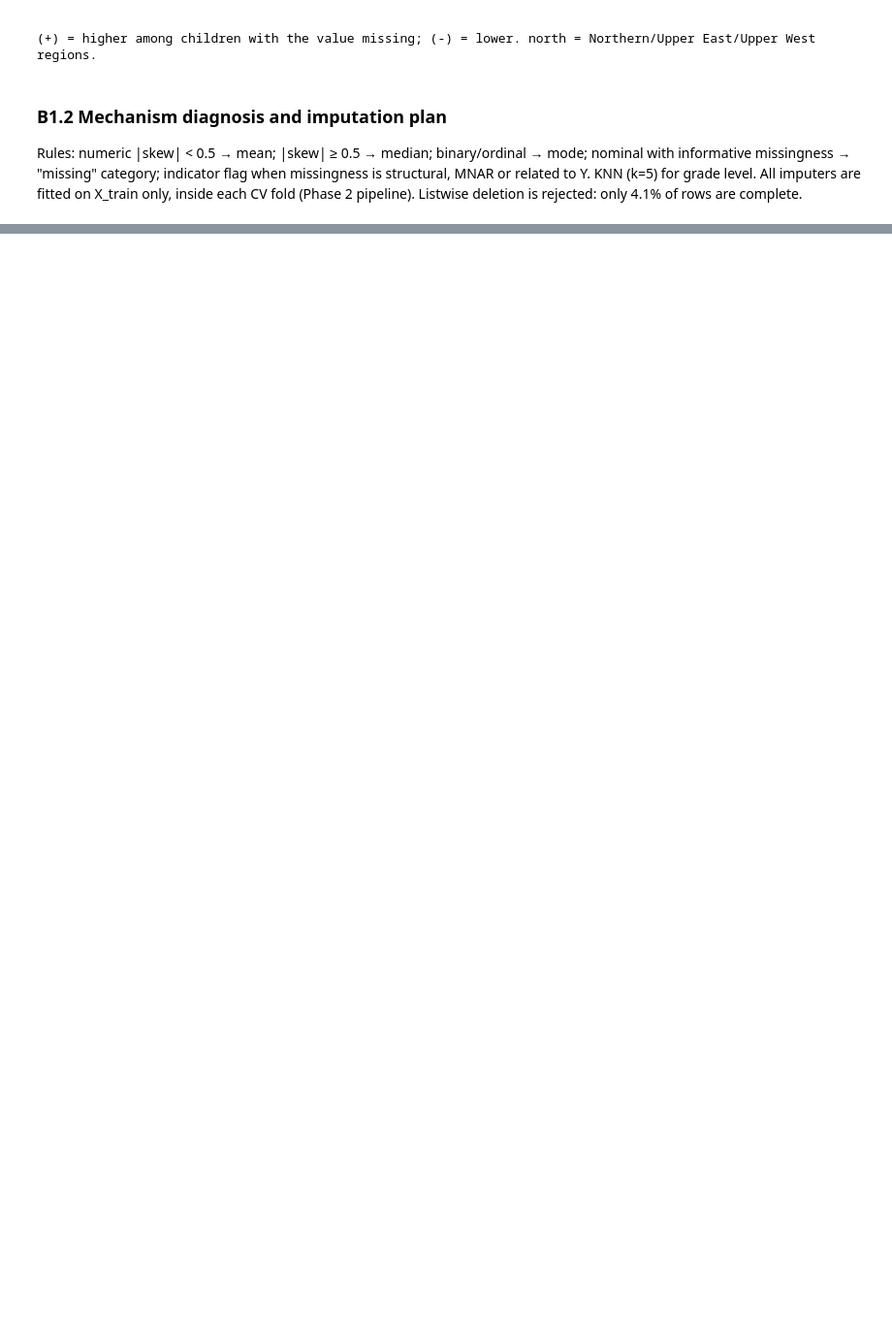
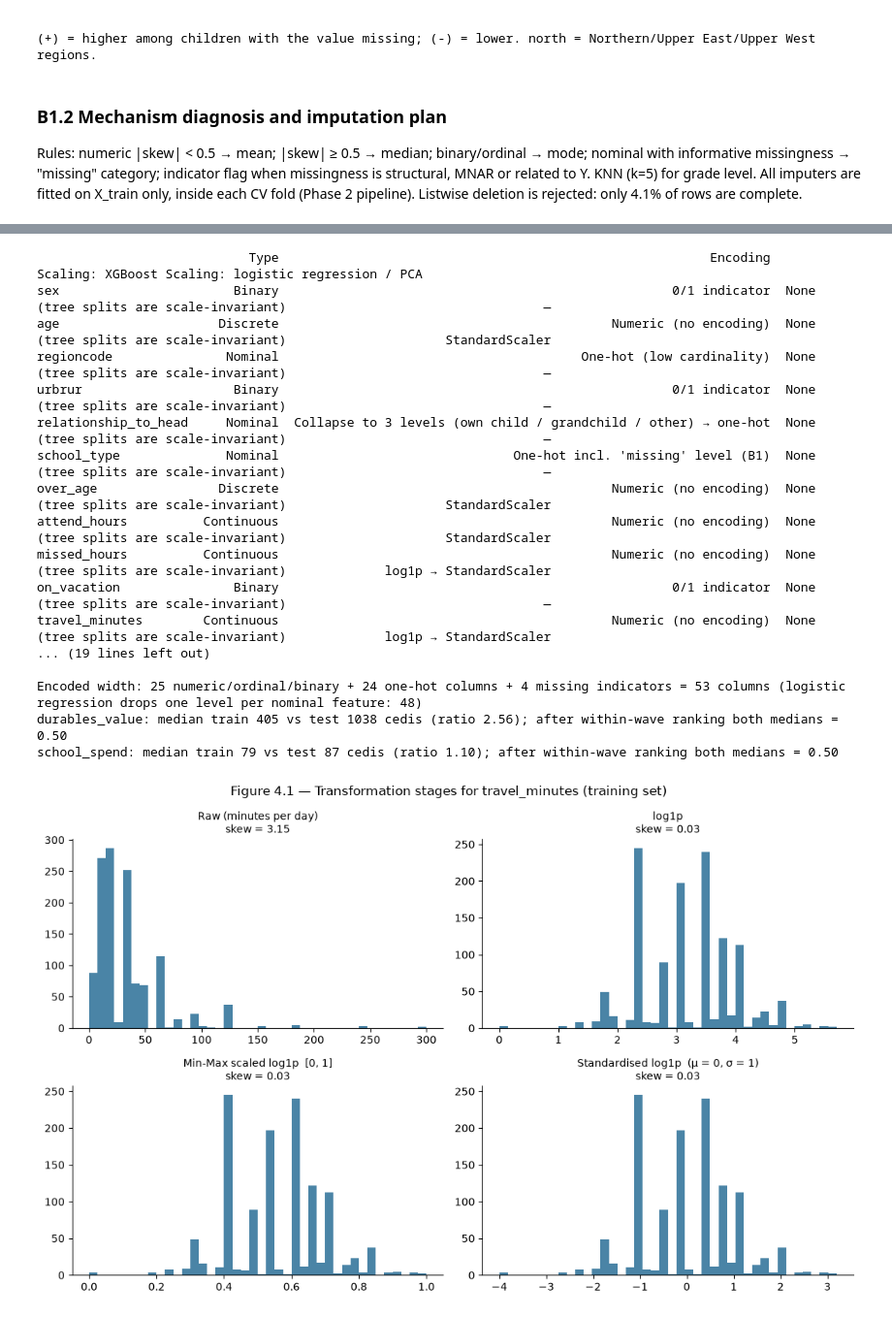
Before and after one commit to Emile-Lucky-Muhigira/AISD_Project, a Jupyter notebook: notebooks/02_phase1_audit.ipynb, the cells around one changed output, grey strips where cells are left out. Shown at 97% size. Drawn from its saved outputs; the diff is of its cells as text; code cells hidden in the pictures; blank space fills up the shorter version.

```diff
--- a/notebooks/02_phase1_audit.ipynb
+++ b/notebooks/02_phase1_audit.ipynb
@@ -361,0 +671,74 @@ relationship_to_head        0.0                             Invalid code set to
+# %%
+FINAL_FEATURES = [c for c in FEATURES if c not in DROP]          # 30 features after B4b
+C1_PLAN = {}
+for c in FINAL_FEATURES:
+    t = VAR_TYPES[c][0]
+    if t == "Nominal":
+        enc = "One-hot (low cardinality)"
+    elif t == "Binary":
+        enc = "0/1 indicator"
+    elif t == "Ordinal":
+        enc = "Ordinal integers (0 = lowest)"
+    else:
+        enc = "Numeric (no encoding)"
+    log = c in ["travel_minutes", "school_spend", "durables_value", "rooms", "hh_size", "missed_hours"]
+    scale_lr = "—" if t in ("Nominal", "Binary") else ("log1p → StandardScaler" if log else "StandardScaler")
+    C1_PLAN[c] = (t, enc, "None (tree splits are scale-invariant)", scale_lr)
+C1_PLAN["relationship_to_head"] = ("Nominal", "Collapse to 3 levels (own child / grandchild / other) → one-hot", *C1_PLAN["relationship_to_head"][2:])
+C1_PLAN["has_textbooks"] = ("Ordinal", "Re-map so higher = more books: none 0, some 1, all 2", *C1_PLAN["has_textbooks"][2:])
+C1_PLAN["school_type"] = ("Nominal", "One-hot incl. 'missing' level (B1)", *C1_PLAN["school_type"][2:])
+C1_PLAN["durables_value"] = ("Continuous", "Within-wave percentile rank (removes 2009→2013 inflation)", "None", "StandardScaler")
+C1_PLAN["school_spend"] = ("Continuous", "Within-wave percentile rank (removes inflation)", "None", "StandardScaler")
+
+c1 = pd.DataFrame.from_dict(C1_PLAN, orient="index", columns=["Type", "Encoding", "Scaling: XGBoost", "Scaling: logistic regression / PCA"])
+print(c1.to_string())
+c1.to_csv(ROOT / "phase1_strategy" / "C1_encoding_scaling_plan.csv")
+
+# Width of the model matrix after encoding (+ 4 missing indicators from B1)
+nominal_levels = {"regioncode": train["regioncode"].nunique(), "school_type": 5, "relationship_to_head": 3,
+                  "math_status": 3, "english_status": 3}
+n_other = len([c for c in FINAL_FEATURES if c not in nominal_levels])
+print(f"\nEncoded width: {n_other} numeric/ordinal/binary + {sum(nominal_levels.values())} one-hot columns "
+      f"+ 4 missing indicators = {n_other + sum(nominal_levels.values()) + 4} columns "
+      f"(logistic regression drops one level per nominal feature: {n_other + sum(nominal_levels.values()) - len(nominal_levels) + 4})")
+
+# Why within-wave ranks for money: the same percentile means the same relative position in each wave
+for c in ["durables_value", "school_spend"]:
+    print(f"{c}: median train {train[c].median():.0f} vs test {test[c].median():.0f} cedis "
+          f"(ratio {test[c].median() / train[c].median():.2f}); after within-wave ranking both medians = 0.50")
+
+# Figure 4.1: Raw -> Log -> Min-Max -> Standardised (travel_minutes, training set)
+from sklearn.preprocessing import MinMaxScaler, StandardScaler
+x = train["travel_minutes"].dropna().values.reshape(-1, 1)
+stages = [("Raw (minutes per day)", x), ("log1p", np.log1p(x))]
+stages += [("Min-Max scaled log1p  [0, 1]", MinMaxScaler().fit_transform(stages[1][1])),
+           ("Standardised log1p  (μ = 0, σ = 1)", StandardScaler().fit_transform(stages[1][1]))]
+fig, axes = plt.subplots(2, 2, figsize=(11, 7))
+for ax, (title, v) in zip(axes.ravel(), stages):
+    v = v.ravel()
+    ax.hist(v, bins=40, color="#2a6f97", alpha=0.85)
+    ax.set_title(f"{title}\nskew = {pd.Series(v).skew():.2f}", fontsize=10)
+    ax.spines[["top", "right"]].set_visible(False)
+plt.suptitle("Figure 4.1 — Transformation stages for travel_minutes (training set)", fontsize=12)
+plt.tight_layout()
+plt.savefig(FIG / "fig4_1_transformation_grid.png", dpi=300, bbox_inches="tight")
+plt.show()
+# %% [output]
+                            Type                                                         Encoding                        Scaling: XGBoost Scaling: logistic regression / PCA
+sex                       Binary                                                    0/1 indicator  None (tree splits are scale-invariant)                                  —
+age                     Discrete                                            Numeric (no encoding)  None (tree splits are scale-invariant)                     StandardScaler
+regioncode               Nominal                                        One-hot (low cardinality)  None (tree splits are scale-invariant)                                  —
+urbrur                    Binary                                                    0/1 indicator  None (tree splits are scale-invariant)                                  —
+relationship_to_head     Nominal  Collapse to 3 levels (own child / grandchild / other) → one-hot  None (tree splits are scale-invariant)                                  —
+school_type              Nominal                               One-hot incl. 'missing' level (B1)  None (tree splits are scale-invariant)                                  —
+over_age                Discrete                                            Numeric (no encoding)  None (tree splits are scale-invariant)                     StandardScaler
+attend_hours          Continuous                                            Numeric (no encoding)  None (tree splits are scale-invariant)                     StandardScaler
+missed_hours          Continuous                                            Numeric (no encoding)  None (tree splits are scale-invariant)             log1p → StandardScaler
+on_vacation               Binary                                                    0/1 indicator  None (tree splits are scale-invariant)                                  —
+travel_minutes        Continuous                                            Numeric (no encoding)  None (tree splits are scale-invariant)             log1p → StandardScaler
+... (19 lines left out)
+
+Encoded width: 25 numeric/ordinal/binary + 24 one-hot columns + 4 missing indicators = 53 columns (logistic regression drops one level per nominal feature: 48)
+durables_value: median train 405 vs test 1038 cedis (ratio 2.56); after within-wave ranking both medians = 0.50
+school_spend: median train 79 vs test 87 cedis (ratio 1.10); after within-wave ranking both medians = 0.50
+[figure, added]
```
Also changed, not shown: parts of 11 cells of this notebook, 12 other files.
